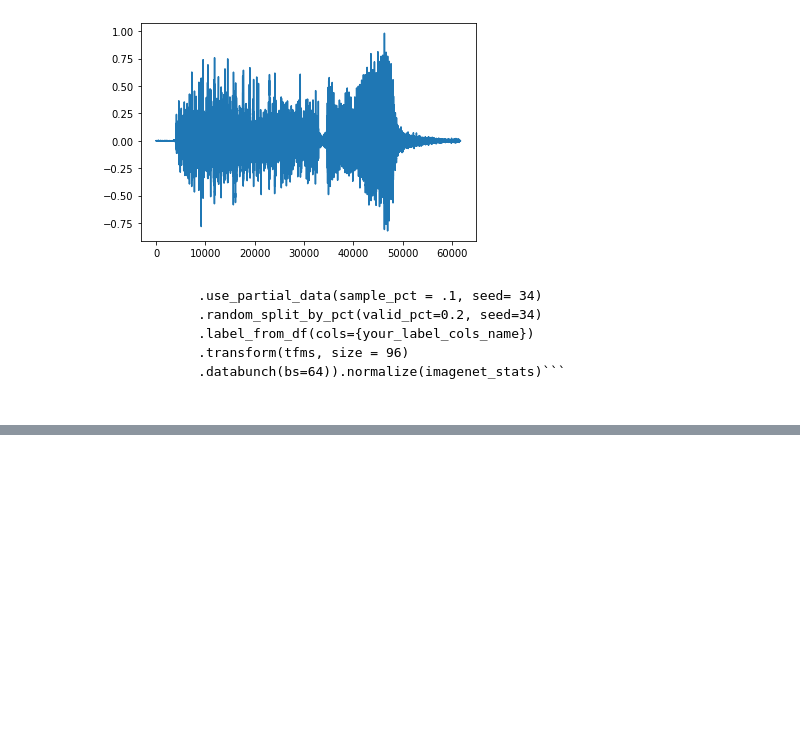
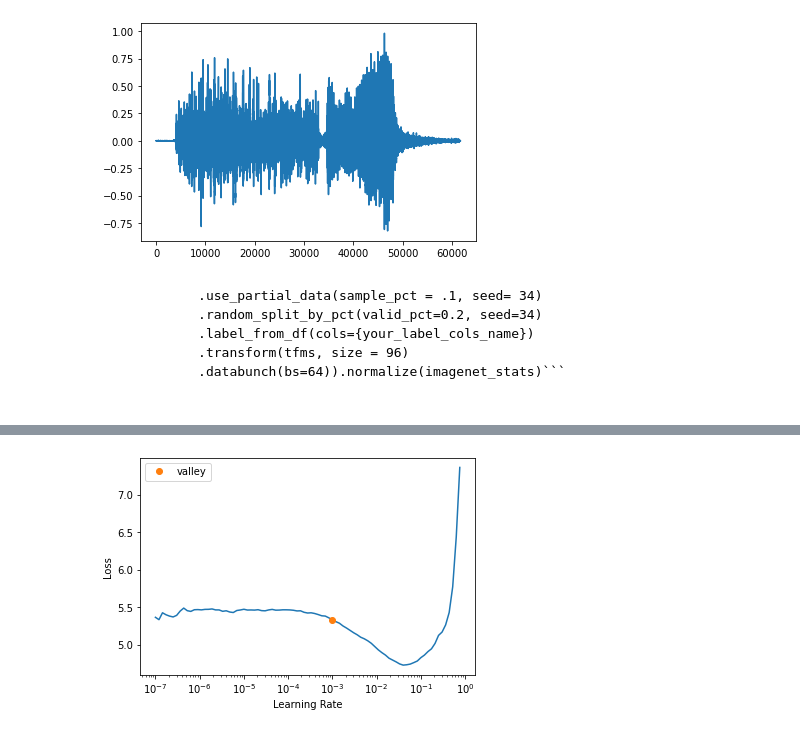
Before and after one commit to oyvindgrutle/DAT255-project, a Jupyter notebook: nbs/Downloading-and-Exploration.ipynb, the cells around one changed output, grey strips where cells are left out. Drawn from its saved outputs; the diff is of its cells as text; code cells hidden in the pictures; blank space fills up the shorter version.

```diff
--- a/nbs/Downloading-and-Exploration.ipynb
+++ b/nbs/Downloading-and-Exploration.ipynb
@@ -100,0 +237,2 @@ plt.plot(x)
+# %%
+learn = cnn_learner(dls, resnet18, metrics=error_rate)
@@ -100,0 +241,3 @@ plt.plot(x)
+# %%
+lr = learn.lr_find()
+# %% [output]
@@ -100,0 +245 @@ plt.plot(x)
+[figure, added]
```
Also changed, not shown: parts of 25 cells of this notebook, 1 other file.
